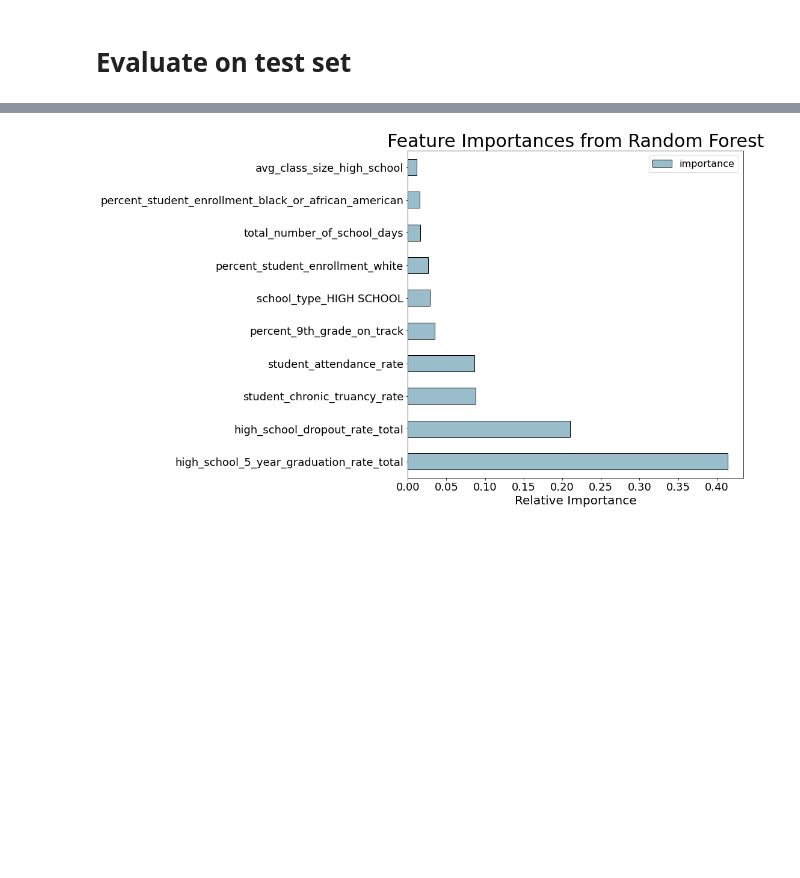
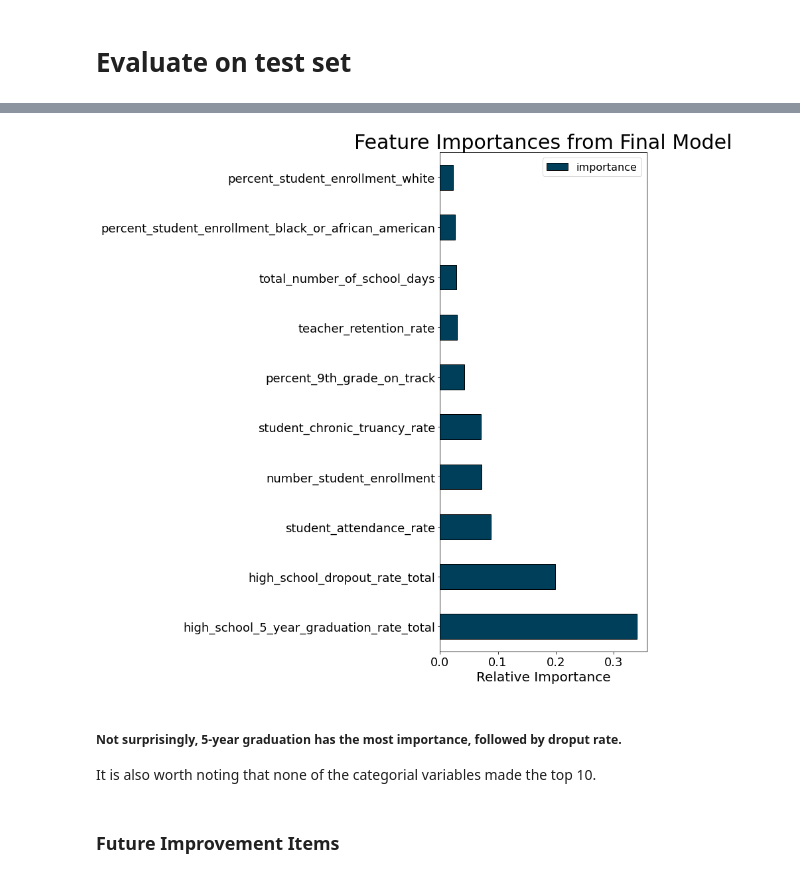
Before and after one commit to dannmorr/predicting-ibse-graduation-rate, a Jupyter notebook: notebooks/exploratory/_02_models.ipynb, the cells around one changed output, grey strips where cells are left out. Drawn from its saved outputs; the diff is of its cells as text; code cells hidden in the pictures; blank space fills up the shorter version.

```diff
--- a/notebooks/exploratory/_02_models.ipynb
+++ b/notebooks/exploratory/_02_models.ipynb
@@ -191,0 +151,5 @@ X_test_cat.loc[:, ('district_type', 'district_size', 'school_type')].astype('cat
+# %%
+# identify features
+X_train_obj = X_train.select_dtypes(['object']).astype('category')
+X_val_obj = X_val.select_dtypes(['object']).astype('category')
+X_test_obj = X_test.select_dtypes(['object']).astype('category')
@@ -192,4 +159,6 @@ X_test_cat.loc[:, ('district_type', 'district_size', 'school_type')].astype('cat
 # %%
-X_train_cat.district_type.str.rstrip()
-X_train_cat.district_size.str.rstrip()
-X_train_cat.school_type.str.rstrip()
+X_train_cat = X_train_obj.loc[:, ('district_type', 'district_size', 'school_type')]
+
+X_train_cat.district_type = X_train_obj.district_type.str.rstrip()
+X_train_cat.district_size = X_train_obj.district_size.str.rstrip()
+X_train_cat.school_type = X_train_cat.school_type.str.rstrip()
@@ -478,3 +401,0 @@ random_cv_2 = RandomizedSearchCV(estimator=model_2,
-# %%
-# fit on the training data
-random_cv_2.fit(X_train_all, y_train)
@@ -539,18 +403,20 @@ I'm glad I tuend and compared them head-to-head
 # Evaluate on test set
 # %%
 # Select the best model
-final_model = ExtraTreesRegressor(bootstrap=False, criterion='mse', max_depth=15,
-                    max_features=None, max_leaf_nodes=None,
-                    min_impurity_decrease=0.0, min_impurity_split=None,
-                    min_samples_leaf=8, min_samples_split=4,
-                    min_weight_fraction_leaf=0.0, n_estimators=1500,
-                    n_jobs=None, oob_score=False, random_state=19, verbose=0,
-                    warm_start=False)
+final_model = GradientBoostingRegressor(alpha=0.9, criterion='friedman_mse', init=None,
+                          learning_rate=0.1, loss='ls', max_depth=3,
+                          max_features='log2', max_leaf_nodes=None,
+                          min_impurity_decrease=0.0, min_impurity_split=None,
+                          min_samples_leaf=6, min_samples_split=2,
+                          min_weight_fraction_leaf=0.0, n_estimators=100,
+                          n_iter_no_change=None, presort='auto',
+                          random_state=19, subsample=1.0, tol=0.0001,
+                          validation_fraction=0.1, verbose=0, warm_start=False)
 
 # Make predictions on the test set using final model
 final_model.fit(X_train_all, y_train)
 final_pred = final_model.predict(X_test_all)
 final_r2 = r2_score(y_test, final_pred)
 
-print('Final Model Performance on the test set: R2 = %0.4f' % final_model_r2)
+print('Final Model Performance on the test set: R2 = %0.3f' % final_r2)
 # %% [output]
@@ -592,9 +458,17 @@ feature_results.head(10)
 # %%
 # Plot the 10 most important features in a horizontal bar chart
 feature_results.loc[:9, :].plot(x = 'feature', y = 'importance',
                                  edgecolor = 'k',
-                                 kind='barh', color = '#99BDCB');
+                                 kind='barh', color = '#003f5a');
 plt.xlabel('Relative Importance', size = 20); plt.ylabel('')
-plt.title('Feature Importances from Random Forest', size = 30);
+plt.title('Feature Importances from Final Model', size = 30)
+plt.tight_layout()
+plt.savefig('../../reports/figures/feature_importance.png')
+plt.show();
 # %% [output]
-[figure, old version]
+[figure, new version]
+# %% [markdown]
+##### Not surprisingly, 5-year graduation has the most importance, followed by droput rate.
+It is also worth noting that none of the categorial variables made the top 10.
+# %% [markdown]
+### Future Improvement Items
```
Also changed, not shown: parts of 52 cells of this notebook, 35 other files.
